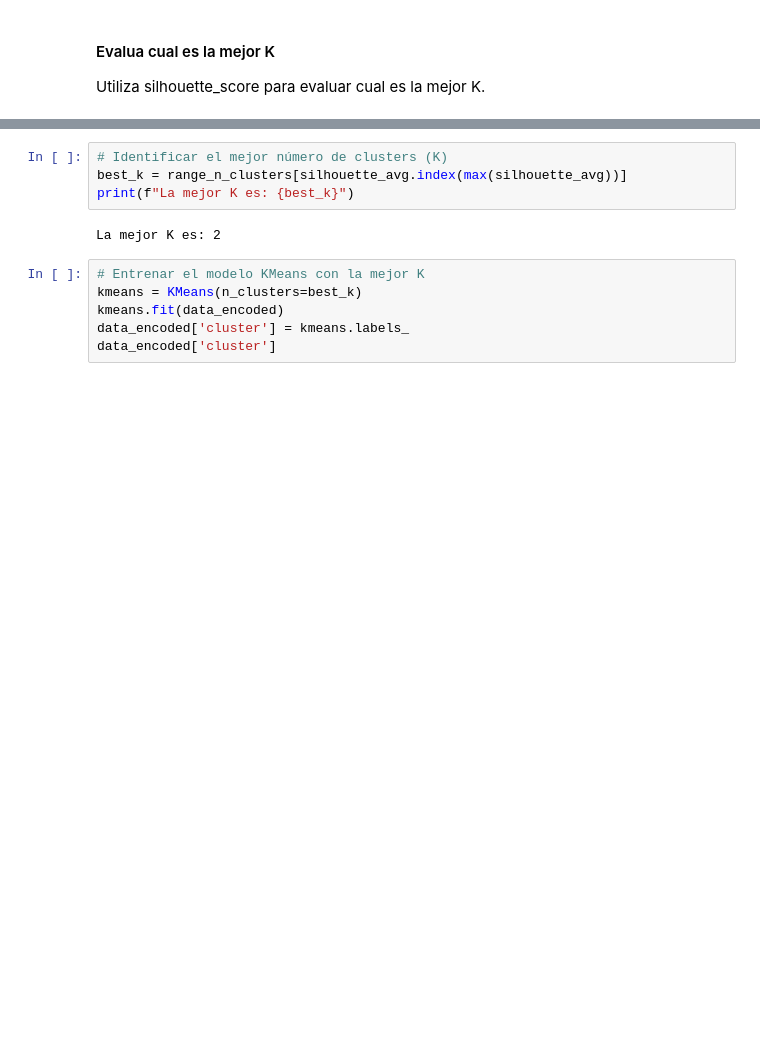
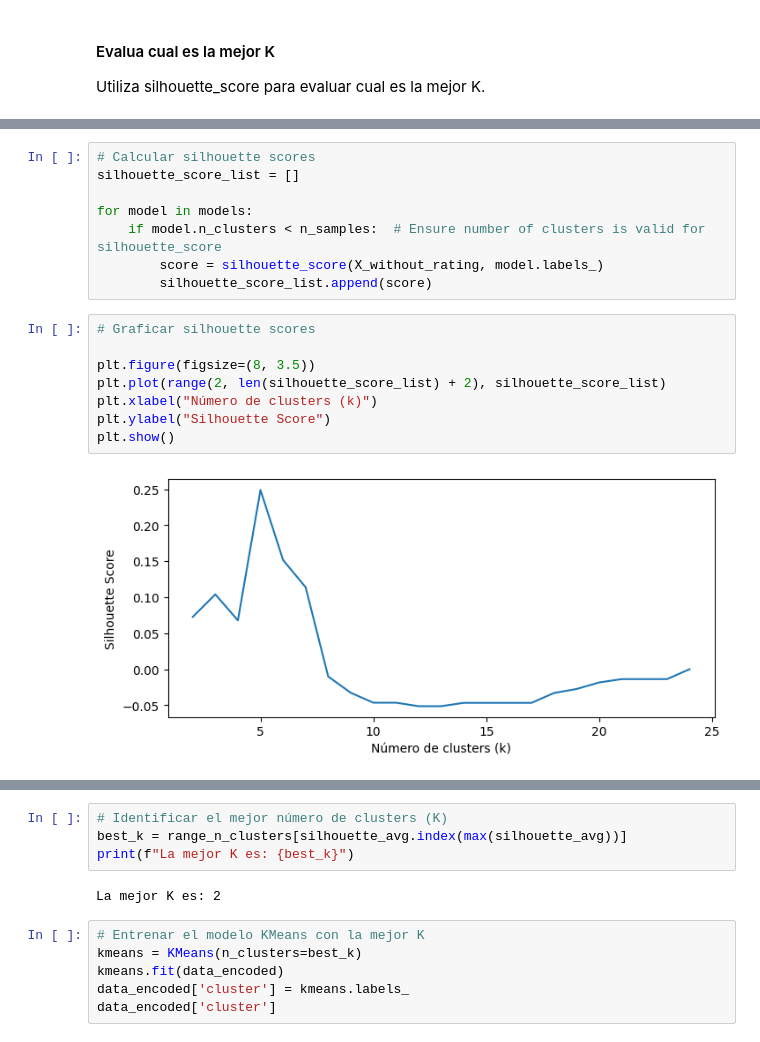
Before and after one commit to IraitzM/TheBridge_DSPT_ML, a Jupyter notebook: No supervisado/Clustering/Practica/EJER_1_kmeans_drugs_review.ipynb, the cells around one changed output, grey strips where cells are left out. Saved outputs shown, nothing was run; the diff lists cells and outputs as text; blank space fills up the shorter version.

```diff
--- a/No supervisado/Clustering/Practica/EJER_1_kmeans_drugs_review.ipynb
+++ b/No supervisado/Clustering/Practica/EJER_1_kmeans_drugs_review.ipynb
@@ -188,0 +279,18 @@ Utiliza silhouette_score para evaluar cual es la mejor K.
+# %%
+# Calcular silhouette scores
+silhouette_score_list = []
+
+for model in models:
+    if model.n_clusters < n_samples:  # Ensure number of clusters is valid for silhouette_score
+        score = silhouette_score(X_without_rating, model.labels_)
+        silhouette_score_list.append(score)
+# %%
+# Graficar silhouette scores
+
+plt.figure(figsize=(8, 3.5))
+plt.plot(range(2, len(silhouette_score_list) + 2), silhouette_score_list)
+plt.xlabel("Número de clusters (k)")
+plt.ylabel("Silhouette Score")
+plt.show()
+# %% [output]
+[figure, added]
```
Also changed, not shown: parts of 60 cells of this notebook.
